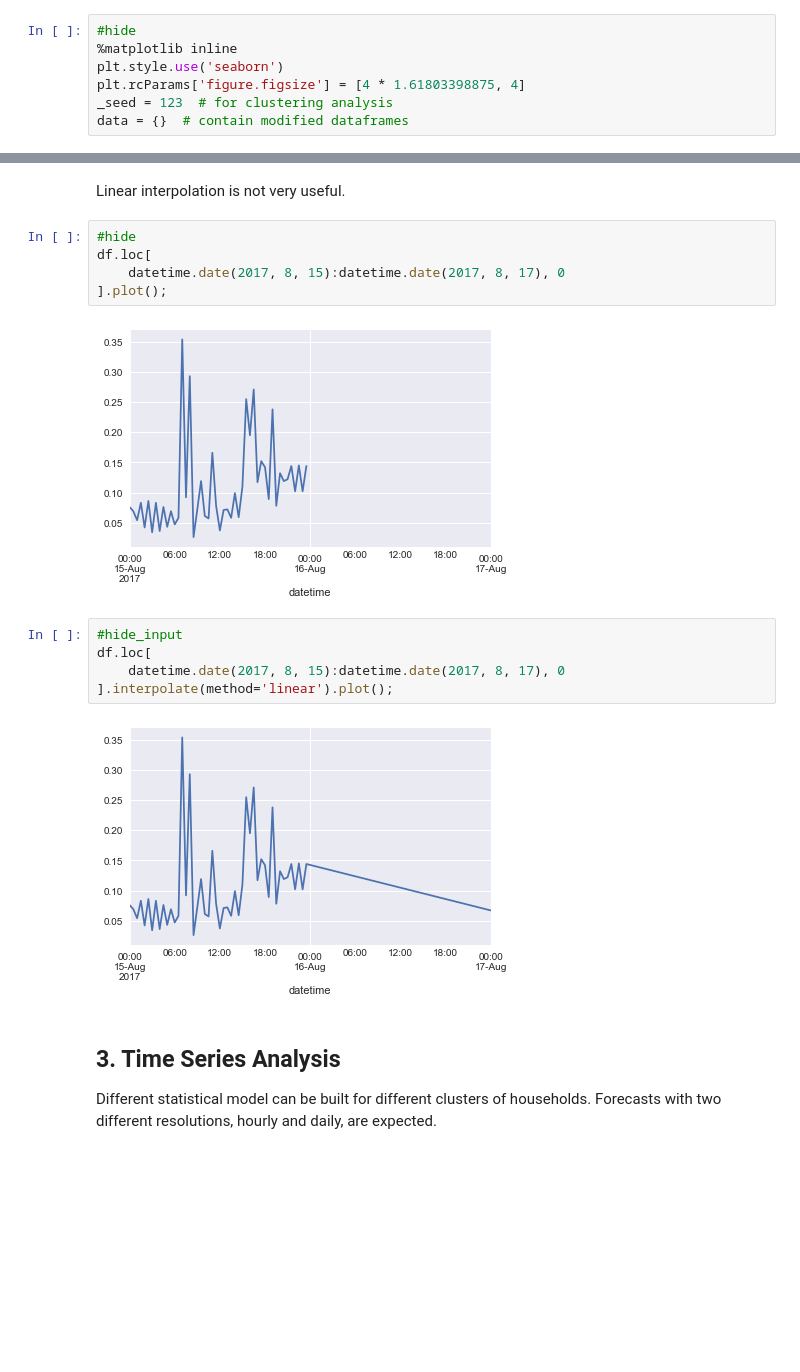
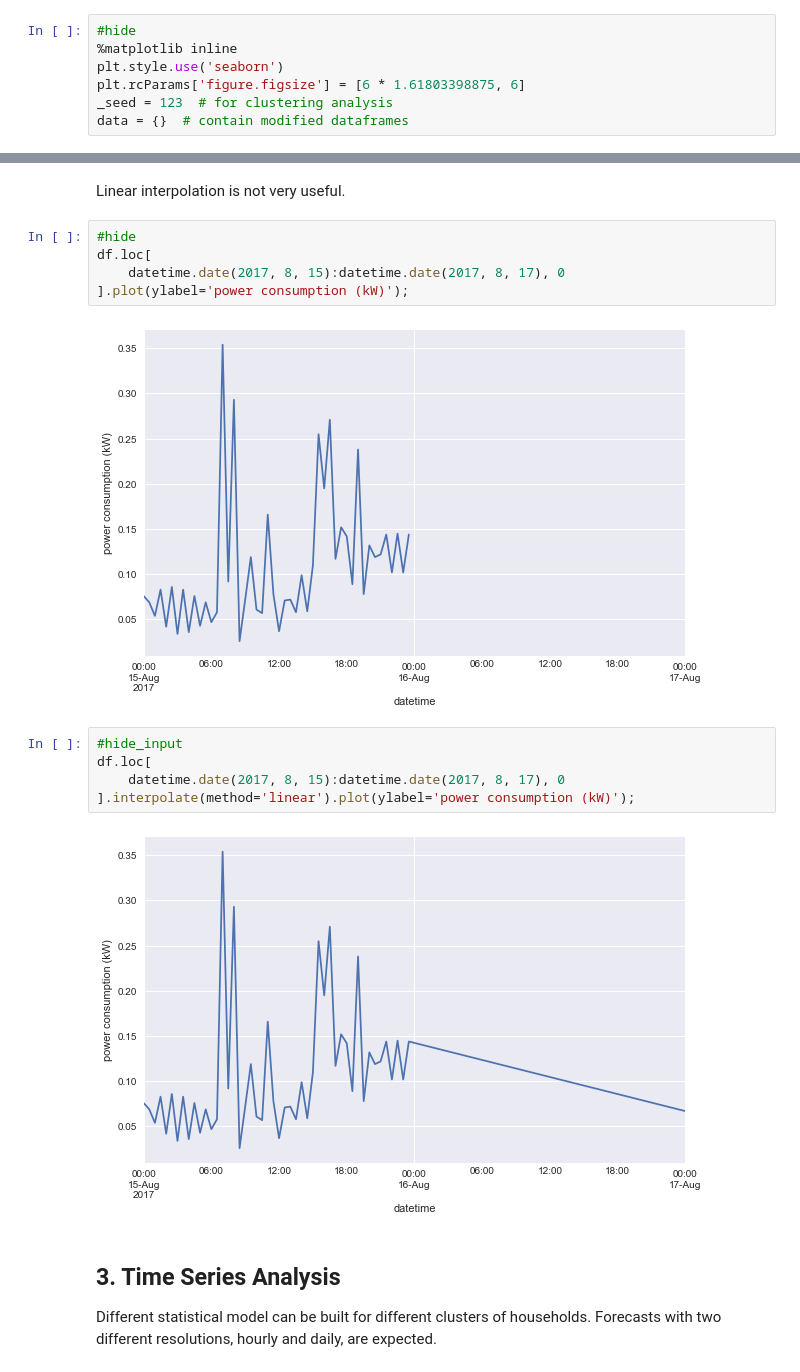
Before and after one commit to edxu96/elec_consumption, a Jupyter notebook: index.ipynb, the cells around one changed output, grey strips where cells are left out. Cells and saved outputs as stored; diff of their text form; blank space fills up the shorter version.

```diff
--- a/index.ipynb
+++ b/index.ipynb
@@ -21,7 +19,7 @@ import seaborn as sns
 #hide
 %matplotlib inline
 plt.style.use('seaborn')
-plt.rcParams['figure.figsize'] = [4 * 1.61803398875, 4]
+plt.rcParams['figure.figsize'] = [6 * 1.61803398875, 6]
 _seed = 123  # for clustering analysis
 data = {}  # contain modified dataframes
 # %%
@@ -185,17 +179,17 @@ Linear interpolation is not very useful.
 # %%
 #hide
 df.loc[
     datetime.date(2017, 8, 15):datetime.date(2017, 8, 17), 0
-].plot();
+].plot(ylabel='power consumption (kW)');
 # %% [output]
-[figure, old version]
+[figure, new version]
 # %%
 #hide_input
 df.loc[
     datetime.date(2017, 8, 15):datetime.date(2017, 8, 17), 0
-].interpolate(method='linear').plot();
+].interpolate(method='linear').plot(ylabel='power consumption (kW)');
 # %% [output]
-[figure, old version]
+[figure, new version]
 # %% [markdown]
 ## 3. Time Series Analysis
 
```
Also changed, not shown: parts of 9 cells of this notebook, 11 other files.
